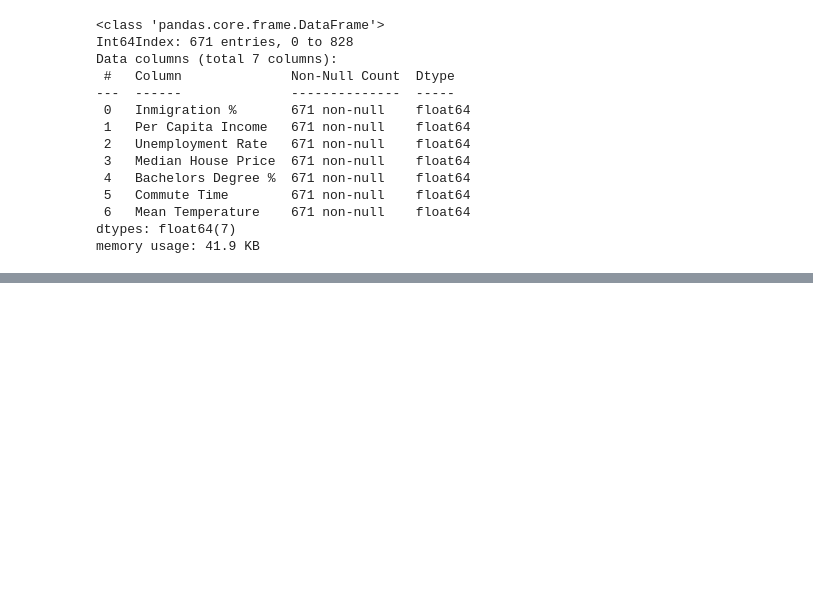
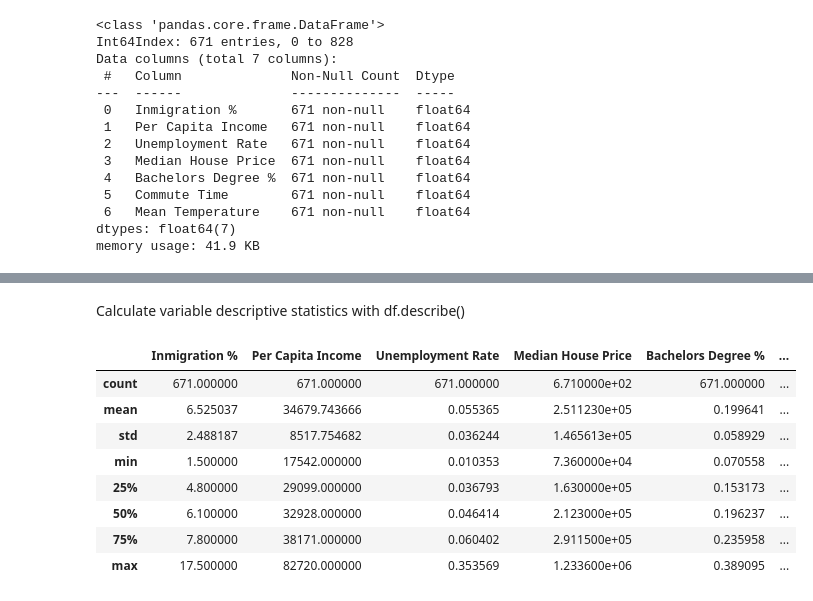
Before and after one commit to blantj/county_inmigration_regression, a Jupyter notebook: Modeling.ipynb, the cells around one changed output, grey strips where cells are left out. Cells and saved outputs as stored; diff of their text form; code cells hidden in the pictures; blank space fills up the shorter version.

```diff
--- a/Modeling.ipynb
+++ b/Modeling.ipynb
@@ -362,0 +394,14 @@ memory usage: 41.9 KB
+# %% [markdown]
+Calculate variable descriptive statistics with df.describe()
+# %%
+df.describe()
+# %% [output]
+|  | Inmigration % | Per Capita Income | Unemployment Rate | Median House Price | Bachelors Degree % | ... |
+| count | 671.000000 | 671.000000 | 671.000000 | 6.710000e+02 | 671.000000 | ... |
+| mean | 6.525037 | 34679.743666 | 0.055365 | 2.511230e+05 | 0.199641 | ... |
+| std | 2.488187 | 8517.754682 | 0.036244 | 1.465613e+05 | 0.058929 | ... |
+| min | 1.500000 | 17542.000000 | 0.010353 | 7.360000e+04 | 0.070558 | ... |
+| 25% | 4.800000 | 29099.000000 | 0.036793 | 1.630000e+05 | 0.153173 | ... |
+| 50% | 6.100000 | 32928.000000 | 0.046414 | 2.123000e+05 | 0.196237 | ... |
+| 75% | 7.800000 | 38171.000000 | 0.060402 | 2.911500e+05 | 0.235958 | ... |
+| max | 17.500000 | 82720.000000 | 0.353569 | 1.233600e+06 | 0.389095 | ... |
```
Also changed, not shown: parts of 10 cells of this notebook.
